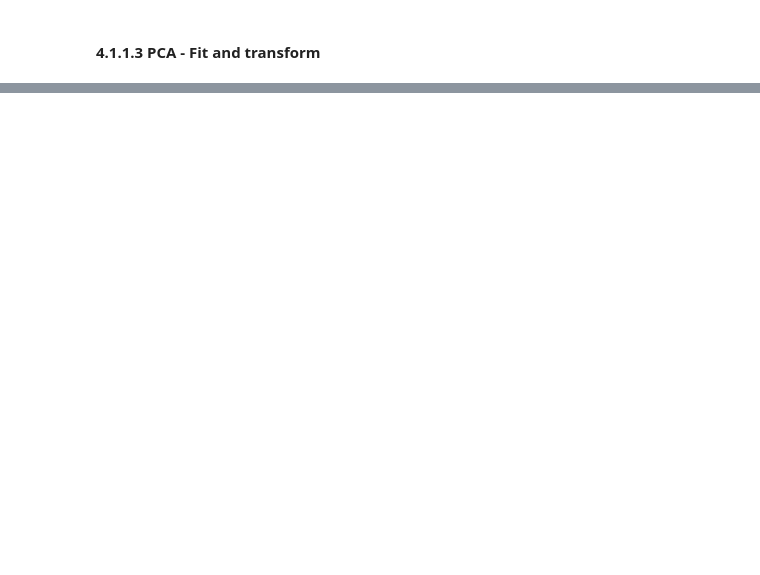
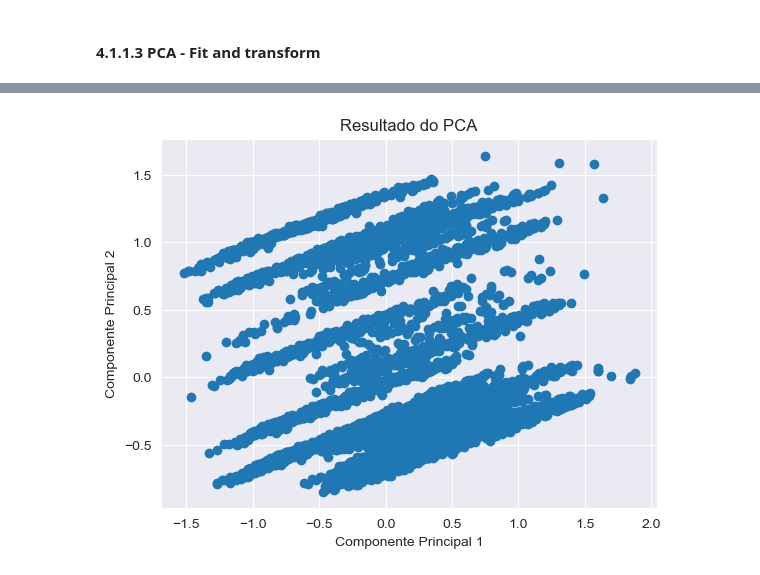
Before and after one commit to MikeOlhao/DSML_projeto, a Jupyter notebook: DSML_202223_Clusters_Group09_Notebook_semgraficos.ipynb, the cells around one changed output, grey strips where cells are left out. Cells and saved outputs as stored; diff of their text form; code cells hidden in the pictures; blank space fills up the shorter version.

```diff
--- a/DSML_202223_Clusters_Group09_Notebook_semgraficos.ipynb
+++ b/DSML_202223_Clusters_Group09_Notebook_semgraficos.ipynb
@@ -507,0 +882,8 @@ df_total_pca
+# %%
+plt.scatter(df_total_pca[:, 0], df_total_pca[:, 1])
+plt.xlabel('Componente Principal 1')
+plt.ylabel('Componente Principal 2')
+plt.title('Resultado do PCA')
+plt.show()
+# %% [output]
+[figure, added]
```
Also changed, not shown: parts of 39 cells of this notebook.
